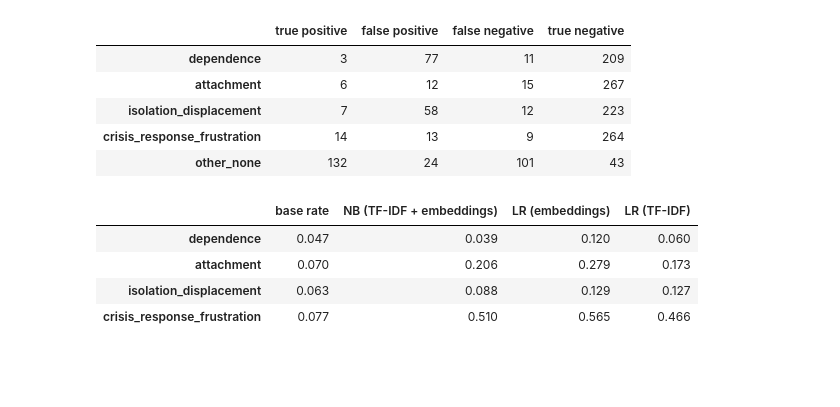
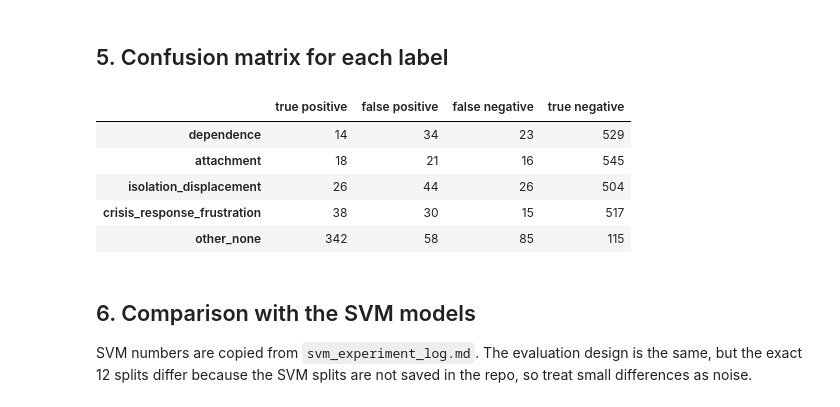
Before and after one commit to Break-Through-Tech/Cornell-1A-ai-companion-risk-radar, a Jupyter notebook: notebooks/logregbaseline.ipynb, the cells around one changed output. Cells and saved outputs as stored; diff of their text form; code cells hidden in the pictures; blank space fills up the shorter version.

```diff
--- a/notebooks/logregbaseline.ipynb
+++ b/notebooks/logregbaseline.ipynb
@@ -42,0 +28,10 @@ Other/None matches 'no theme': True
+# %%
+df = pd.read_csv("../data/annotated_training_test_set_600_samples.csv")
+LABEL_NAMES = ["dependence", "attachment", "isolation_displacement",
+               "crisis_response_frustration", "other_none"]
+RISK = LABEL_NAMES[:4]
+Y = pd.DataFrame({n: df["label_" + n].astype(str).str.strip().str.lower().eq("yes").astype(int)
+                  for n in LABEL_NAMES})
+X = df["review"].fillna("").astype(str)
+print("Reviews:", len(df))
+Y.sum().rename("positives").to_frame()
@@ -145,0 +106,17 @@ Macro F1, 4 risk themes only: 0.275
+# %%
+rows = {}
+for n in LABEL_NAMES:
+    rows[n] = {"positives": int(Y[n].sum()),
+               "precision": precision_score(Y[n], pred[n], zero_division=0),
+               "recall": recall_score(Y[n], pred[n], zero_division=0),
+               "F1": f1_score(Y[n], pred[n], zero_division=0),
+               "AP": average_precision_score(Y[n], proba[n]) if n in RISK else np.nan,
+               "base rate": Y[n].mean()}
+results = pd.DataFrame(rows).T
+display(results.round(3))
+caught = int((Y[RISK] & pred[RISK]).values.sum())
+false_flags = int(((1 - Y[RISK]) & pred[RISK]).values.sum())
+print(f"Macro F1 (5 labels): {results['F1'].mean():.3f}")
+print(f"Risk caught: {caught}/{int(Y[RISK].values.sum())}  False flags: {false_flags}  "
+      f"Risk precision: {caught / (caught + false_flags):.2f}")
+print(f"Exact match: {(pred[LABEL_NAMES] == Y[LABEL_NAMES]).all(axis=1).mean():.1%}")
@@ -146,31 +133,19 @@ Macro F1, 4 risk themes only: 0.275
+# %% [markdown]
+## 5. Confusion matrix for each label
 # %%
-cm_tables = {}
-for label in all_labels:
-    tn, fp, fn, tp = confusion_matrix(true_all[label], pred_all[label], labels=[0, 1]).ravel()
-    cm_tables[label.replace("label_", "")] = {
-        "true positive": tp, "false positive": fp,
-        "false negative": fn, "true negative": tn,
-    }
-pd.DataFrame(cm_tables).T
+cm = {}
+for n in LABEL_NAMES:
+    tn, fp, fn, tp = confusion_matrix(Y[n], pred[n], labels=[0, 1]).ravel()
+    cm[n] = {"true positive": tp, "false positive": fp, "false negative": fn, "true negative": tn}
+pd.DataFrame(cm).T
 # %% [output]
 |  | true positive | false positive | false negative | true negative |
-| dependence | 3 | 77 | 11 | 209 |
-| attachment | 6 | 12 | 15 | 267 |
-| isolation_displacement | 7 | 58 | 12 | 223 |
-| crisis_response_frustration | 14 | 13 | 9 | 264 |
-| other_none | 132 | 24 | 101 | 43 |
+| dependence | 14 | 34 | 23 | 529 |
+| attachment | 18 | 21 | 16 | 545 |
+| isolation_displacement | 26 | 44 | 26 | 504 |
+| crisis_response_frustration | 38 | 30 | 15 | 517 |
+| other_none | 342 | 58 | 85 | 115 |
-# %%
-# AP values from the NaiveBayesModel
-comparison = pd.DataFrame({
-    "base rate": Y.mean().values,
-    "NB (TF-IDF + embeddings)": [0.039, 0.206, 0.088, 0.510],
-    "LR (embeddings)": [0.120, 0.279, 0.129, 0.565],
-    "LR (TF-IDF)": results.loc[risk_short, "AP"].values,
-}, index=risk_short)
-comparison.round(3)
-# %% [output]
-|  | base rate | NB (TF-IDF + embeddings) | LR (embeddings) | LR (TF-IDF) |
-| dependence | 0.047 | 0.039 | 0.120 | 0.060 |
-| attachment | 0.070 | 0.206 | 0.279 | 0.173 |
-| isolation_displacement | 0.063 | 0.088 | 0.129 | 0.127 |
-| crisis_response_frustration | 0.077 | 0.510 | 0.565 | 0.466 |
+# %% [markdown]
+## 6. Comparison with the SVM models
+
+SVM numbers are copied from `svm_experiment_log.md`. The evaluation design is the same, but the exact 12 splits differ because the SVM splits are not saved in the repo, so treat small differences as noise.
```
Also changed, not shown: parts of 19 cells of this notebook, 2 other files.
